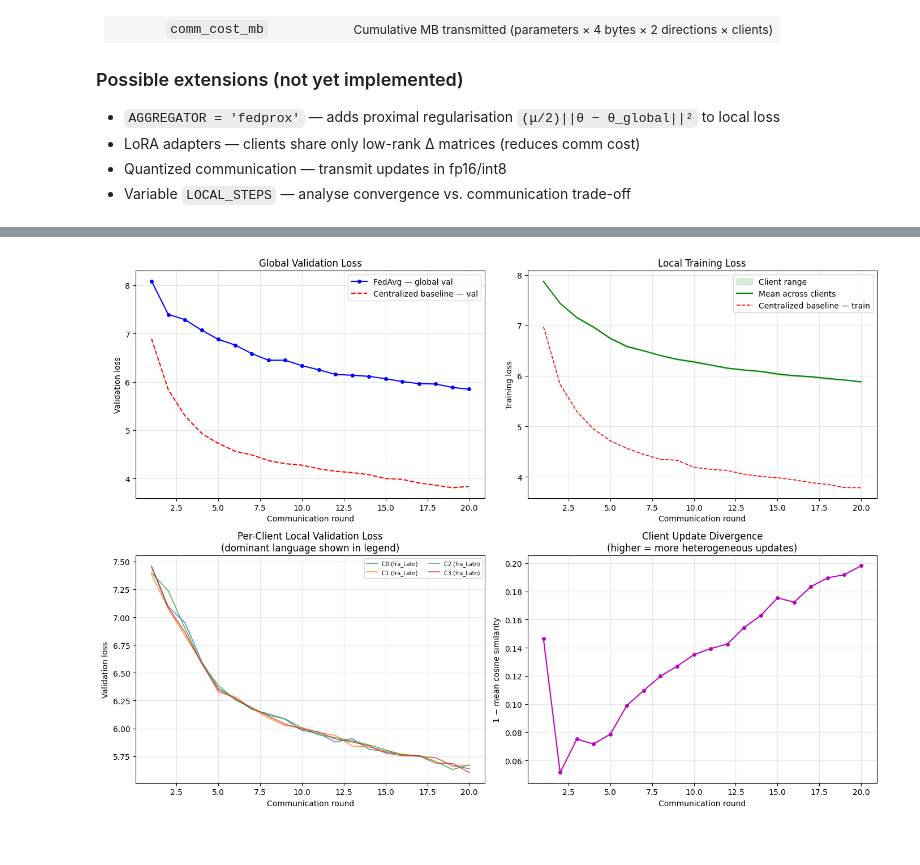
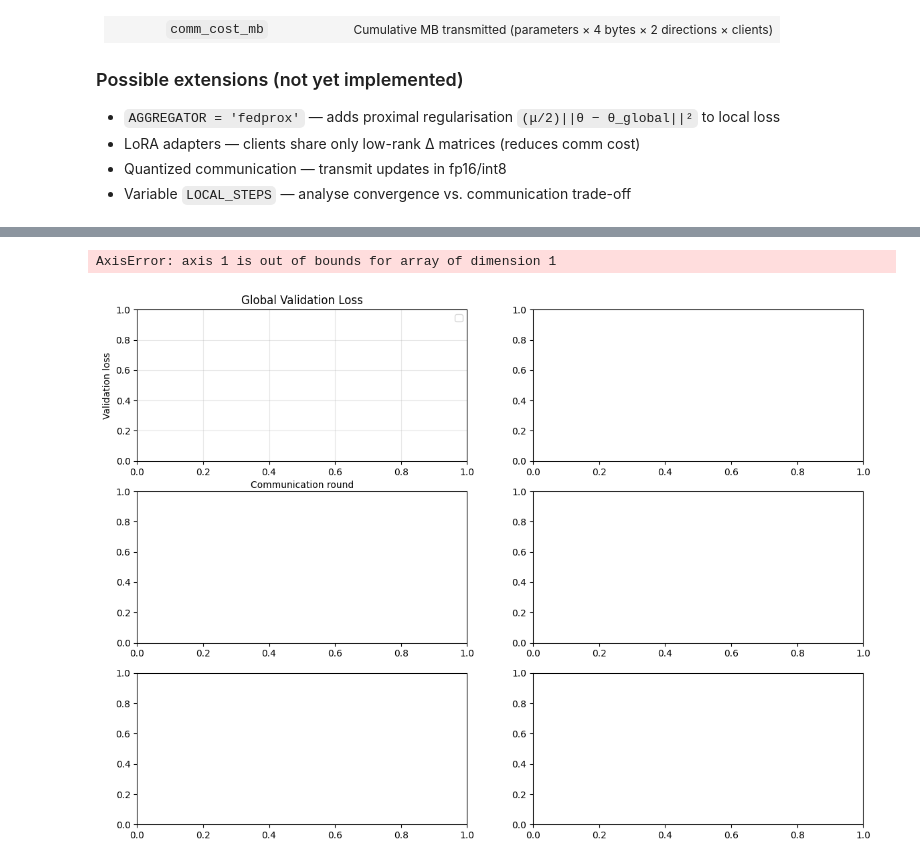
Before and after one commit to RobertoLawrence/optml-project, a Jupyter notebook: fedLearning.ipynb, the cells around one changed output, grey strips where cells are left out. Cells and saved outputs as stored; diff of their text form; code cells hidden in the pictures.

```diff
--- a/fedLearning.ipynb
+++ b/fedLearning.ipynb
@@ -966,6 +932,7 @@ def create_client_datasets(lang_train_tensors, lang_val_tensors,
     num_langs = len(lc_list)
     arrays    = {lc: lang_train_tensors[lc].numpy() for lc in lc_list}
 
+
     # --- IID: multi_language ---
     if data_distribution == 'iid' and iid_type == 'multi_language':
         chunks = [[] for _ in range(num_clients)]
@@ -977,9 +944,8 @@ def create_client_datasets(lang_train_tensors, lang_val_tensors,
                 chunks[ci].append(arr[ci * n_each:(ci + 1) * n_each])
         client_train = [torch.from_numpy(np.concatenate(c).copy()) for c in chunks]
 
-
     # --- IID: single_language (round-robin assignment) ---
-    elif data_distribution == 'iid' and iid_type == 'single_language':
+    elif data_distribution == 'non_iid' and iid_type == 'single_language':
         client_train = []
         fracs = np.zeros((num_clients, num_langs))
         for ci in range(num_clients):
@@ -991,14 +957,6 @@ def create_client_datasets(lang_train_tensors, lang_val_tensors,
             client_train.append(torch.from_numpy(arr[offset:offset + n_per].copy()))
             fracs[ci, li] = 1.0
 
-    # --- Non-IID: single_language (strict) ---
-    elif data_distribution == 'non_iid' and non_iid_type == 'single_language':
-        client_train = []
-        fracs = np.zeros((num_clients, num_langs))
-        for ci in range(num_clients):
-            li = ci % num_langs
-            client_train.append(lang_train_tensors[lc_list[li]])
-            fracs[ci, li] = 1.0
 
     # --- Non-IID: Dirichlet ---
     elif data_distribution == 'non_iid' and non_iid_type == 'dirichlet':
@@ -1358,6 +1323,7 @@ if RUN_BASELINE:
     print(f"Centralized baseline: {BASELINE_STEPS} steps...")
     t_bl = time.time()
     for step in range(BASELINE_STEPS):
+
         lrm = get_lr_multiplier(step, BASELINE_STEPS)
         for g in bl_opt.param_groups:
             g['lr'] = LR * lrm
@@ -1381,7 +1347,7 @@ if RUN_BASELINE:
             print(f"  step {step+1:5d}/{BASELINE_STEPS} | "
                   f"train={baseline_history['train_loss'][-1]:.4f} | "
                   f"val={val_loss:.4f} | "
-                  f"lr={lrm:.3f} | {time.time()-t_bl:.0f}s")
+                  f"lrm={lrm:.3f} | {time.time()-t_bl:.0f}s")
     print("Baseline complete.")
 else:
     print("RUN_BASELINE=False — skipping.")
@@ -1414,9 +1362,9 @@ from datetime import datetime
 
 
 rounds   = np.arange(1, NUM_ROUNDS + 1)
-steps_per_round = LOCAL_STEPS * NUM_CLIENTS  # for aligning baseline x-axis
+steps_per_round = LOCAL_STEPS * NUM_CLIENTS/4  # for aligning baseline x-axis
 
-fig, axes = plt.subplots(2, 2, figsize=(14, 10))
+fig, axes = plt.subplots(3, 2, figsize=(14, 10))
 
 # ---- 1: Global validation loss ----
 ax = axes[0, 0]
@@ -1459,31 +1407,47 @@ for ci in range(NUM_CLIENTS):
             label=f'C{ci} ({dom_lang})', alpha=0.8, lw=1.2)
 ax.set_xlabel('Communication round')
 ax.set_ylabel('Validation loss')
 ax.set_title('Per-Client Local Validation Loss\n(dominant language shown in legend)')
 ax.legend(fontsize=7, ncol=2)
 ax.grid(True, alpha=0.3)
 
 # ---- 4: Gradient divergence OR communication cost ----
 ax = axes[1, 1]
 if TRACK_GRAD_DIVERGENCE and history['grad_divergence']:
     ax.plot(rounds[:len(history['grad_divergence'])], history['grad_divergence'],
             'm-o', ms=4, lw=1.5)
     ax.set_xlabel('Communication round')
     ax.set_ylabel('1 − mean cosine similarity')
     ax.set_title('Client Update Divergence\n(higher = more heterogeneous updates)')
     ax.grid(True, alpha=0.3)
 elif TRACK_COMM_COST and history['cum_comm_mb']:
     ax.plot(rounds[:len(history['cum_comm_mb'])], history['cum_comm_mb'],
             'c-', lw=1.5)
     ax.set_xlabel('Communication round')
     ax.set_ylabel('Cumulative MB transmitted')
     ax.set_title('Communication Cost')
     ax.grid(True, alpha=0.3)
 
+
+# --- 5: gradient norms
+ax = axes[2, 1]   # adjust to wherever you want the panel
+for ci in range(NUM_CLIENTS):
+    dom_lang = lang_codes[int(lang_fracs[ci].argmax())]
+    norms = history[f'client_grad_norms_{ci}']
+    ax.plot(range(1, len(norms) + 1), norms,
+            label=f'C{ci} ({dom_lang})', alpha=0.8, lw=1.2)
+ax.axhline(y=1.0, color='gray', linestyle=':', lw=1, label='Clip threshold')
+ax.set_xlabel('Communication round')
+ax.set_ylabel('Gradient norm (pre-clip)')
+ax.set_title('Per-Client Gradient Norm\n(mean over local steps)')
+ax.legend(fontsize=7, ncol=2)
+ax.grid(True, alpha=0.3)
+
 #same the image to disk
 plt.tight_layout()
 timeData=datetime.now().strftime("%Y-%m-%d_%H-%M-%S")
 plt.savefig(f'../figs/fedavg_results_{timeData}.png')
 plt.show()
 # %% [output]
+AxisError: axis 1 is out of bounds for array of dimension 1
-[figure, old version]
+[figure, new version]
```
Also changed, not shown: parts of 12 cells of this notebook, 13 other files.
